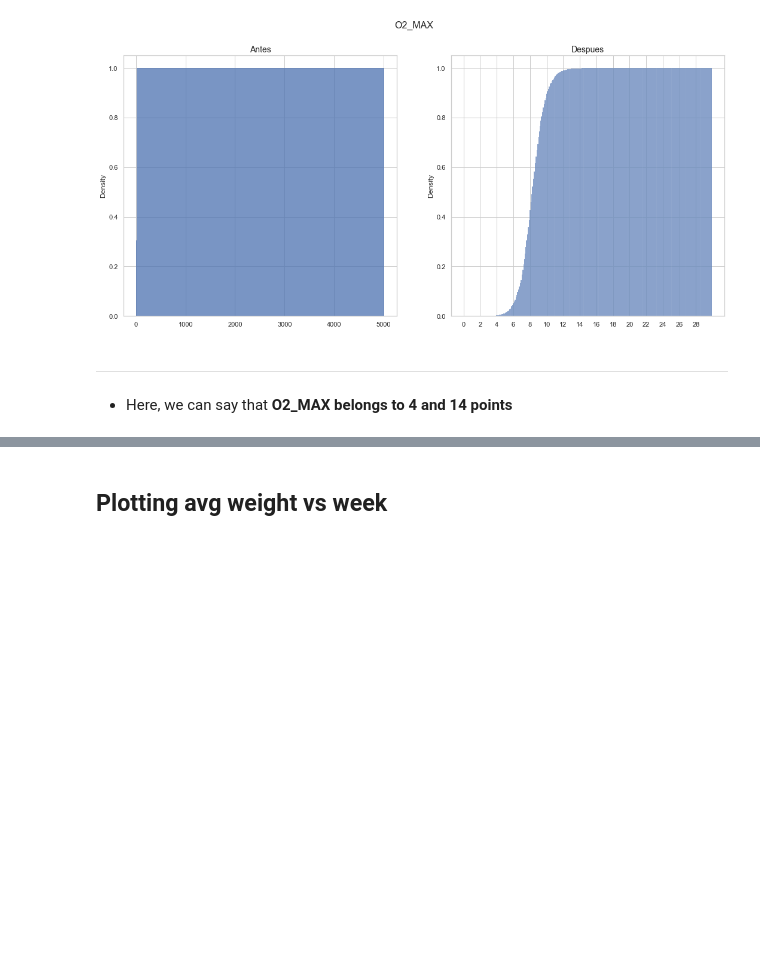
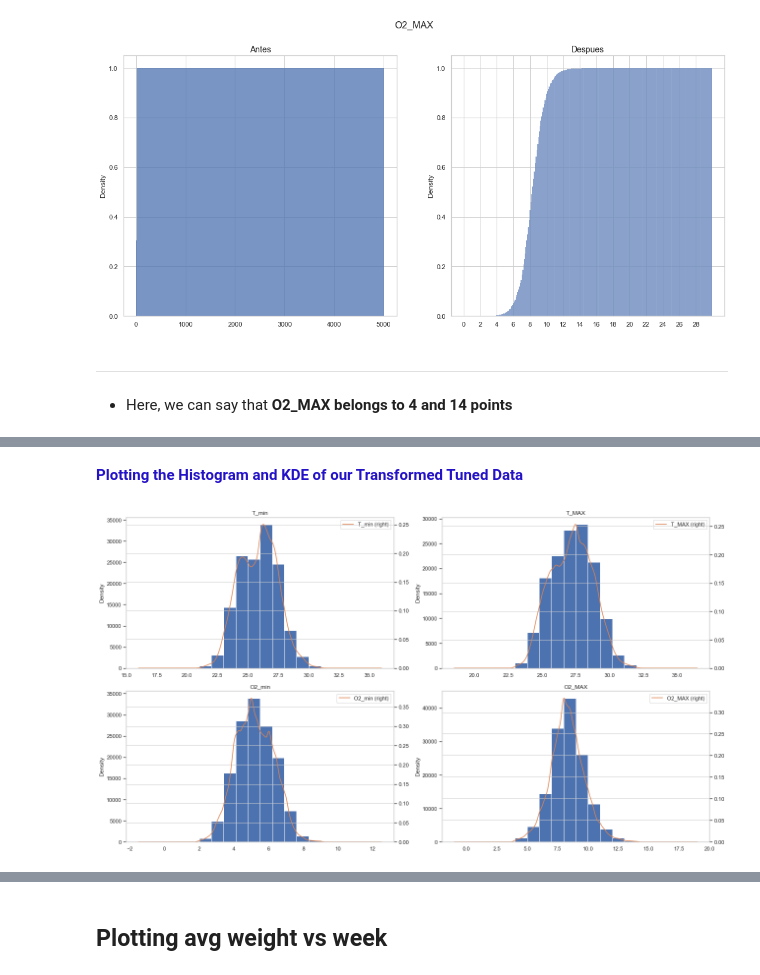
Before and after one commit to marlonZapata/tesis, a Jupyter notebook: jupyter-notebooks/3. Data Analysis - II.ipynb, the cells around one changed output, grey strips where cells are left out. Cells and saved outputs as stored; diff of their text form; code cells hidden in the pictures; blank space fills up the shorter version.

```diff
--- a/jupyter-notebooks/3. Data Analysis - II.ipynb
+++ b/jupyter-notebooks/3. Data Analysis - II.ipynb
@@ -342,0 +331,19 @@ data.describe()
+# %% [markdown]
+**<font color="#2412c7">Plotting the Histogram and KDE of our Transformed Tuned Data</font>**
+# %%
+k = len(data.columns)
+n = 2
+m = (k - 1) // n + 1
+
+fig, axes = plt.subplots(2,2, figsize = (18,10))
+
+for i, (name, col) in enumerate(data.iteritems()):
+    r, c = i // n, i % n
+    ax = axes[r, c]
+    col.hist(ax=ax)
+    ax2 = col.plot.kde(ax=ax, secondary_y=True, title=name, legend = True)
+    ax2.set_ylim(0)
+
+fig.tight_layout()
+# %% [output]
+[figure, added]
```
Also changed, not shown: parts of 36 cells of this notebook.
